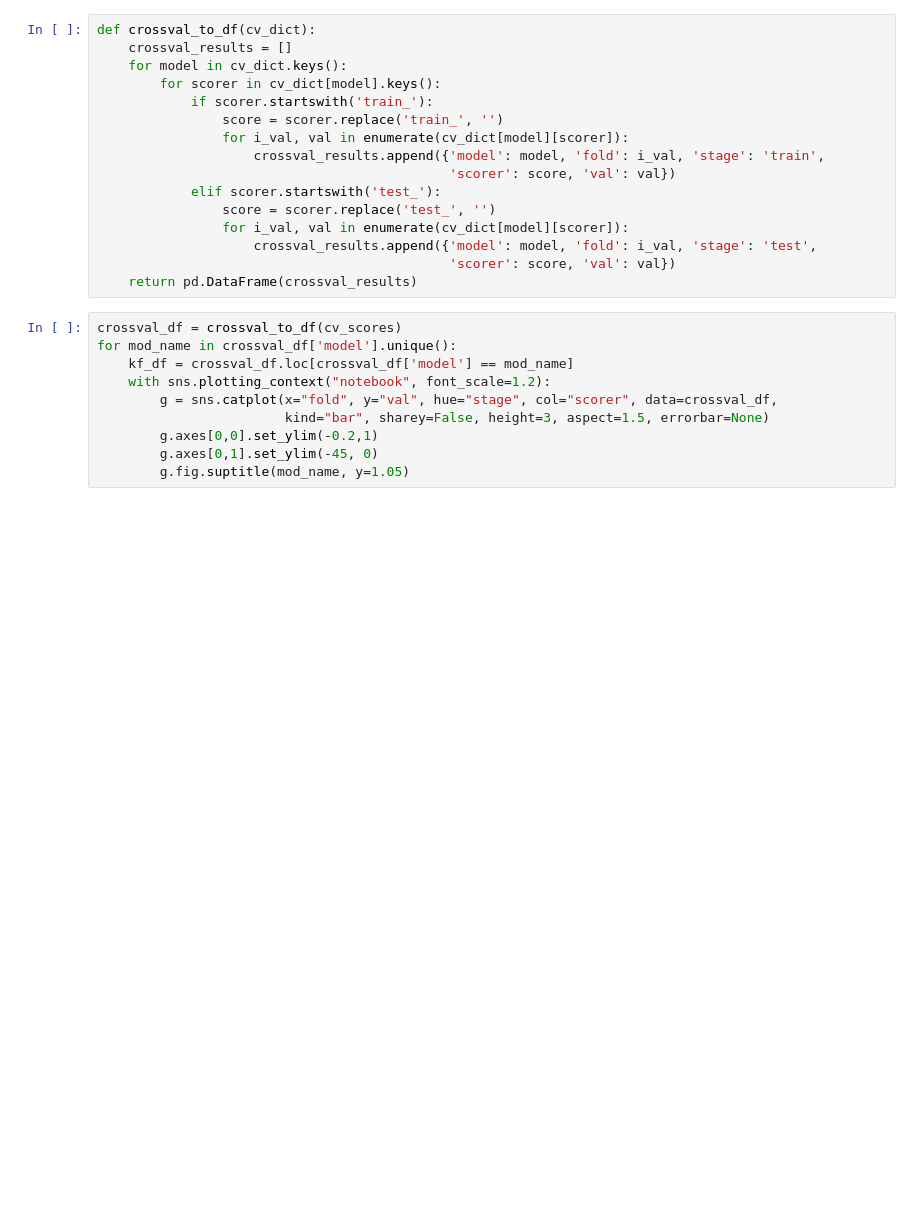
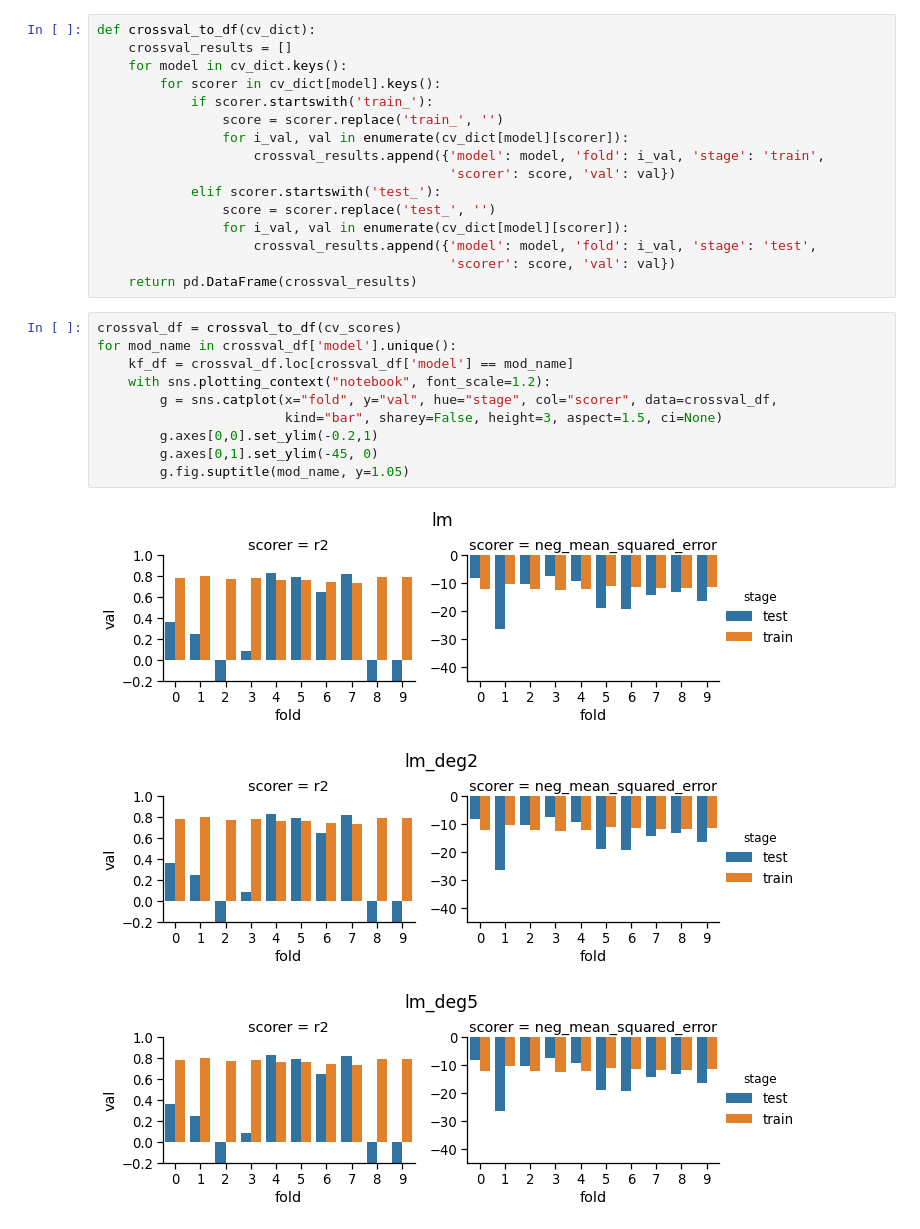
Before and after one commit to ds-courses/ml-series, a Jupyter notebook: ML_series.ipynb, the cells around one changed output. Cells and saved outputs as stored; diff of their text form; blank space fills up the shorter version.

```diff
--- a/ML_series.ipynb
+++ b/ML_series.ipynb
@@ -398,10 +537,14 @@ def crossval_to_df(cv_dict):
 # %%
 crossval_df = crossval_to_df(cv_scores)
 for mod_name in crossval_df['model'].unique():
     kf_df = crossval_df.loc[crossval_df['model'] == mod_name]
     with sns.plotting_context("notebook", font_scale=1.2):
         g = sns.catplot(x="fold", y="val", hue="stage", col="scorer", data=crossval_df,
-                        kind="bar", sharey=False, height=3, aspect=1.5, errorbar=None)
+                        kind="bar", sharey=False, height=3, aspect=1.5, ci=None)
         g.axes[0,0].set_ylim(-0.2,1)
         g.axes[0,1].set_ylim(-45, 0)
         g.fig.suptitle(mod_name, y=1.05)
+# %% [output]
+[figure, added]
+[figure, added]
+[figure, added]
```
Also changed, not shown: parts of 125 cells of this notebook, 2 other files.
